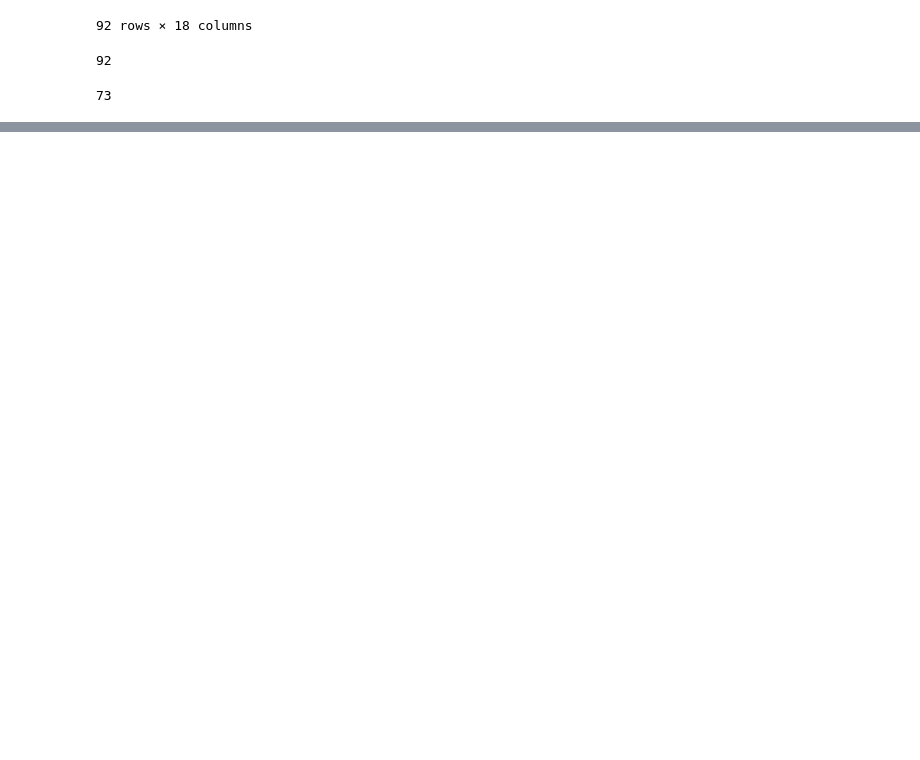
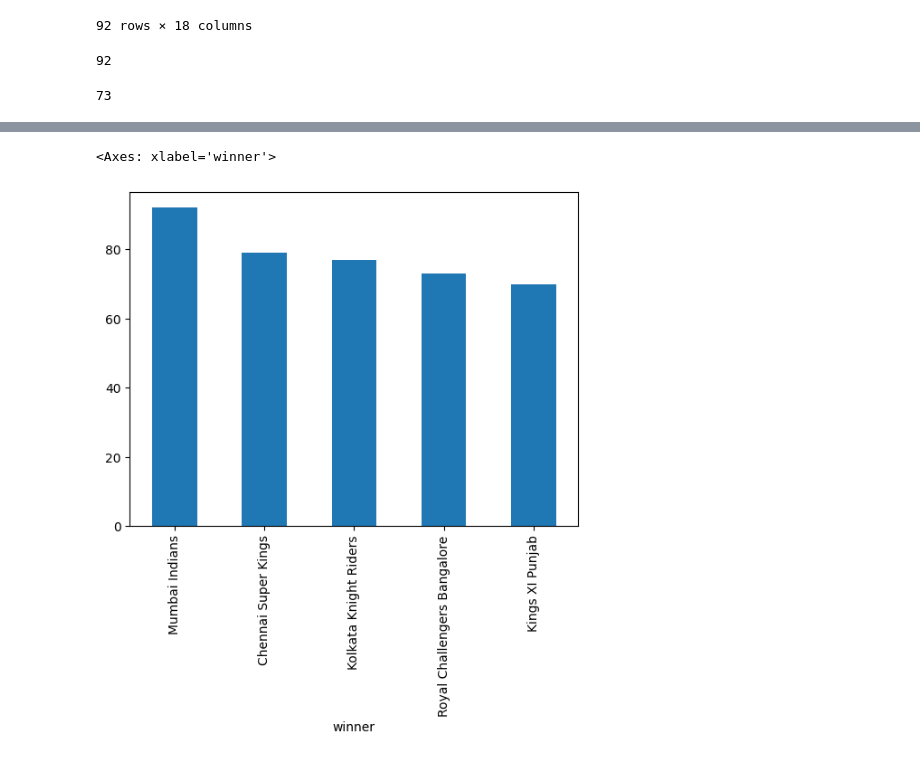
Before and after one commit to VibhuDevs/Slot-machine-game-repo, a Jupyter notebook: chapter_appendix-tools-for-deep-learning/jupyter.ipynb, the cells around one changed output, grey strips where cells are left out. Drawn from its saved outputs; the diff is of its cells as text; code cells hidden in the pictures; blank space fills up the shorter version.

```diff
--- a/chapter_appendix-tools-for-deep-learning/jupyter.ipynb
+++ b/chapter_appendix-tools-for-deep-learning/jupyter.ipynb
@@ -400,0 +450,5 @@ get_team_won('Royal Challengers Bangalore') #This will return the number of matc
+# %%
+data['winner'].value_counts().head().plot(kind = 'bar') #Plots the data using a bar graph of top 5 teams only
+# %% [output]
+<Axes: xlabel='winner'>
+[figure, added]
```
Also changed, not shown: parts of 7 cells of this notebook.
